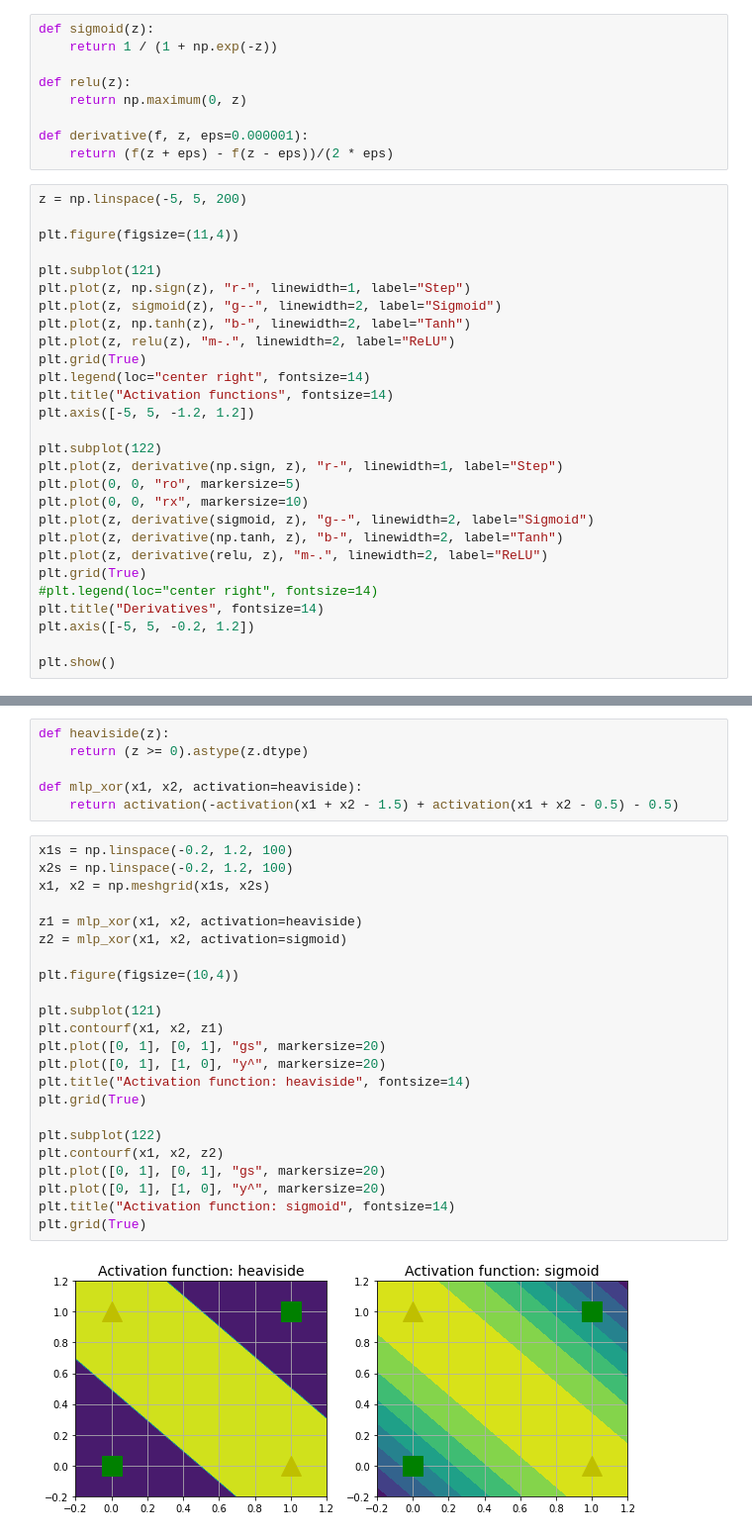
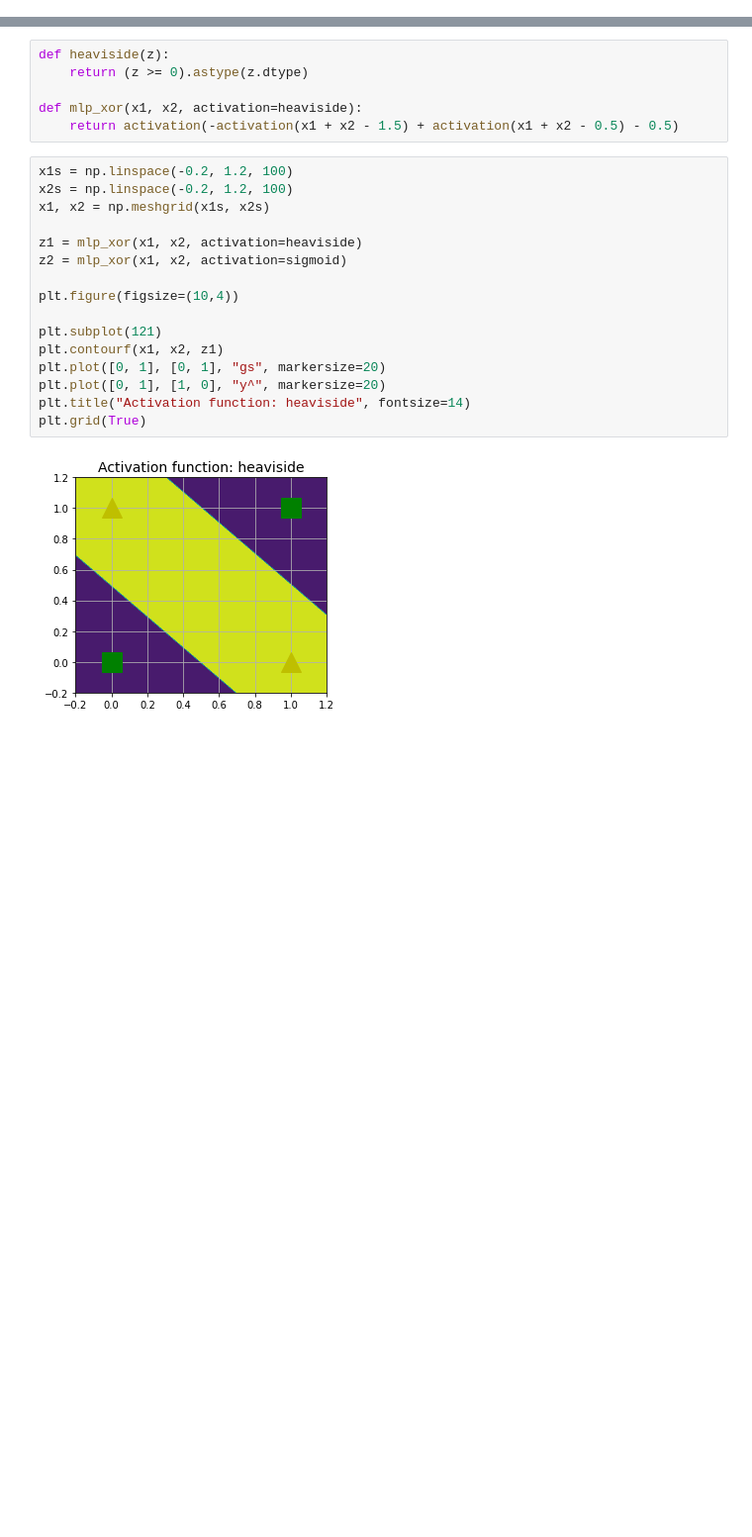
Before and after one commit to Jingsai/CMPT300G, a Jupyter notebook: handouts/Lecture1_Perceptron.ipynb, the cells around one changed output, grey strips where cells are left out. Shown at 99% size. Cells and saved outputs as stored; diff of their text form; blank space fills up the shorter version.

Commit message:
Created using Colaboratory - remove activation

```diff
--- a/handouts/Lecture1_Perceptron.ipynb
+++ b/handouts/Lecture1_Perceptron.ipynb
@@ -52,37 +49,0 @@ plt.show()
-# %%
-def sigmoid(z):
-    return 1 / (1 + np.exp(-z))
-
-def relu(z):
-    return np.maximum(0, z)
-
-def derivative(f, z, eps=0.000001):
-    return (f(z + eps) - f(z - eps))/(2 * eps)
-# %%
-z = np.linspace(-5, 5, 200)
-
-plt.figure(figsize=(11,4))
-
-plt.subplot(121)
-plt.plot(z, np.sign(z), "r-", linewidth=1, label="Step")
-plt.plot(z, sigmoid(z), "g--", linewidth=2, label="Sigmoid")
-plt.plot(z, np.tanh(z), "b-", linewidth=2, label="Tanh")
-plt.plot(z, relu(z), "m-.", linewidth=2, label="ReLU")
-plt.grid(True)
-plt.legend(loc="center right", fontsize=14)
-plt.title("Activation functions", fontsize=14)
-plt.axis([-5, 5, -1.2, 1.2])
-
-plt.subplot(122)
-plt.plot(z, derivative(np.sign, z), "r-", linewidth=1, label="Step")
-plt.plot(0, 0, "ro", markersize=5)
-plt.plot(0, 0, "rx", markersize=10)
-plt.plot(z, derivative(sigmoid, z), "g--", linewidth=2, label="Sigmoid")
-plt.plot(z, derivative(np.tanh, z), "b-", linewidth=2, label="Tanh")
-plt.plot(z, derivative(relu, z), "m-.", linewidth=2, label="ReLU")
-plt.grid(True)
-#plt.legend(loc="center right", fontsize=14)
-plt.title("Derivatives", fontsize=14)
-plt.axis([-5, 5, -0.2, 1.2])
-
-plt.show()
@@ -97,25 +56,18 @@ def mlp_xor(x1, x2, activation=heaviside):
 # %%
 x1s = np.linspace(-0.2, 1.2, 100)
 x2s = np.linspace(-0.2, 1.2, 100)
 x1, x2 = np.meshgrid(x1s, x2s)
 
 z1 = mlp_xor(x1, x2, activation=heaviside)
 z2 = mlp_xor(x1, x2, activation=sigmoid)
 
 plt.figure(figsize=(10,4))
 
 plt.subplot(121)
 plt.contourf(x1, x2, z1)
 plt.plot([0, 1], [0, 1], "gs", markersize=20)
 plt.plot([0, 1], [1, 0], "y^", markersize=20)
 plt.title("Activation function: heaviside", fontsize=14)
 plt.grid(True)
-
-plt.subplot(122)
-plt.contourf(x1, x2, z2)
-plt.plot([0, 1], [0, 1], "gs", markersize=20)
-plt.plot([0, 1], [1, 0], "y^", markersize=20)
-plt.title("Activation function: sigmoid", fontsize=14)
-plt.grid(True)
 # %% [output]
-[figure, old version]
+[figure, new version]
```
Also changed, not shown: parts of 2 cells of this notebook.
